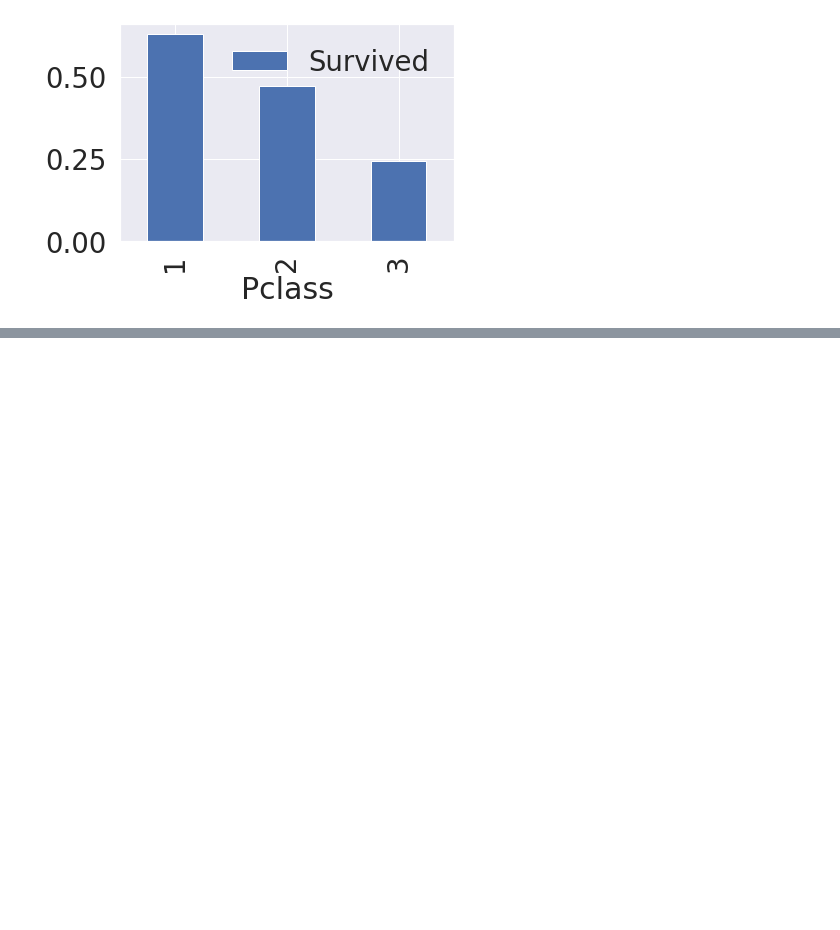
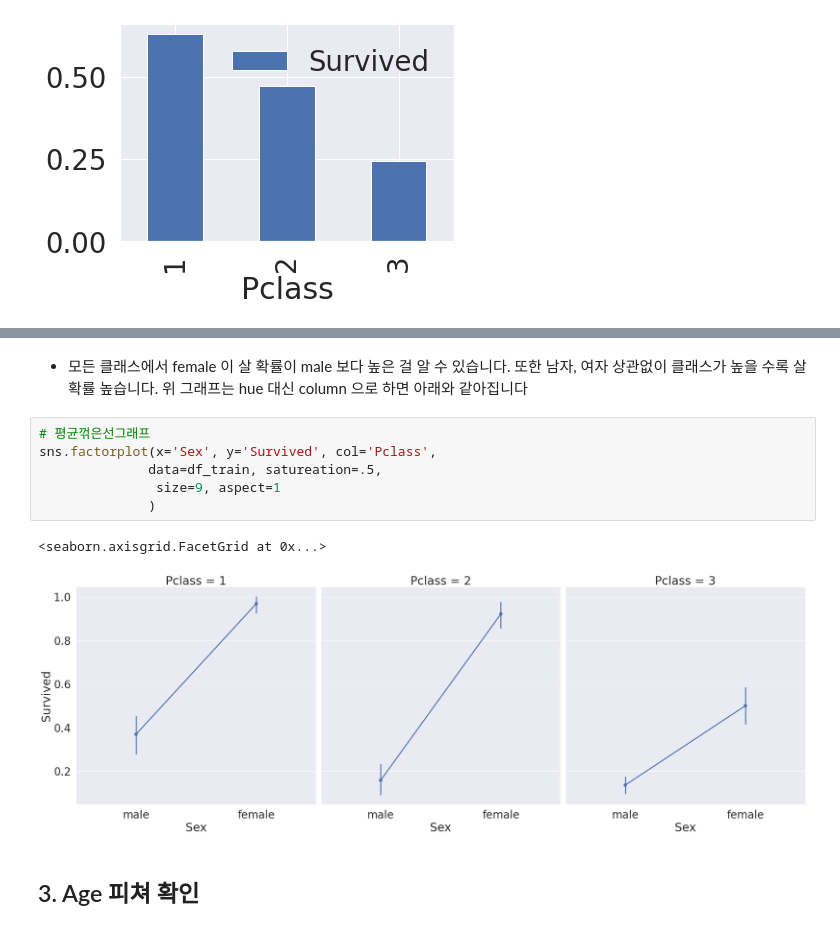
Before and after one commit to hk1486/Kaggle_Titanic, a Jupyter notebook: Titanic/titanic.ipynb, the cells around one changed output, grey strips where cells are left out. Cells and saved outputs as stored; diff of their text form; blank space fills up the shorter version.

```diff
--- a/Titanic/titanic.ipynb
+++ b/Titanic/titanic.ipynb
@@ -183,0 +236,15 @@ df_train[['Pclass', 'Survived']].groupby(['Pclass'], as_index=True).mean().sort_
+# %% [markdown]
+- 모든 클래스에서 female 이 살 확률이 male 보다 높은 걸 알 수 있습니다.
+또한 남자, 여자 상관없이 클래스가 높을 수록 살 확률 높습니다.
+위 그래프는 hue 대신 column 으로 하면 아래와 같아집니다
+# %%
+# 평균꺾은선그래프
+sns.factorplot(x='Sex', y='Survived', col='Pclass',
+              data=df_train, satureation=.5,
+               size=9, aspect=1
+              )
+# %% [output]
+<seaborn.axisgrid.FacetGrid at 0x...>
+[figure, added]
+# %% [markdown]
+## 3. Age 피쳐 확인
```
Also changed, not shown: parts of 36 cells of this notebook.
